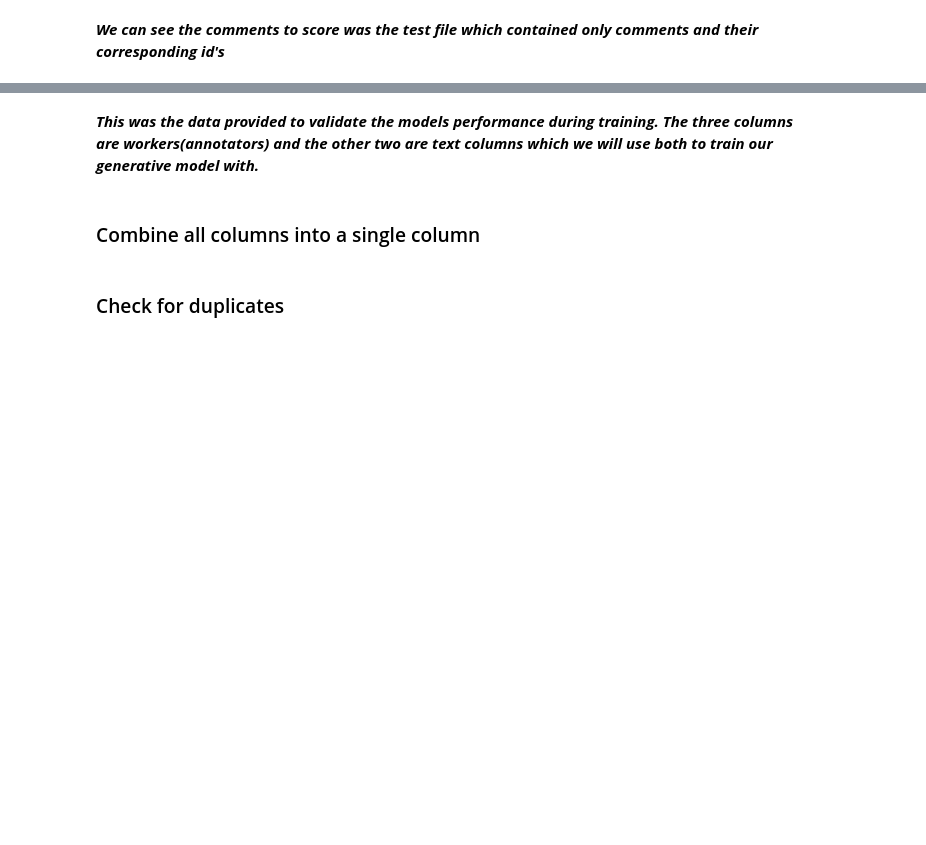
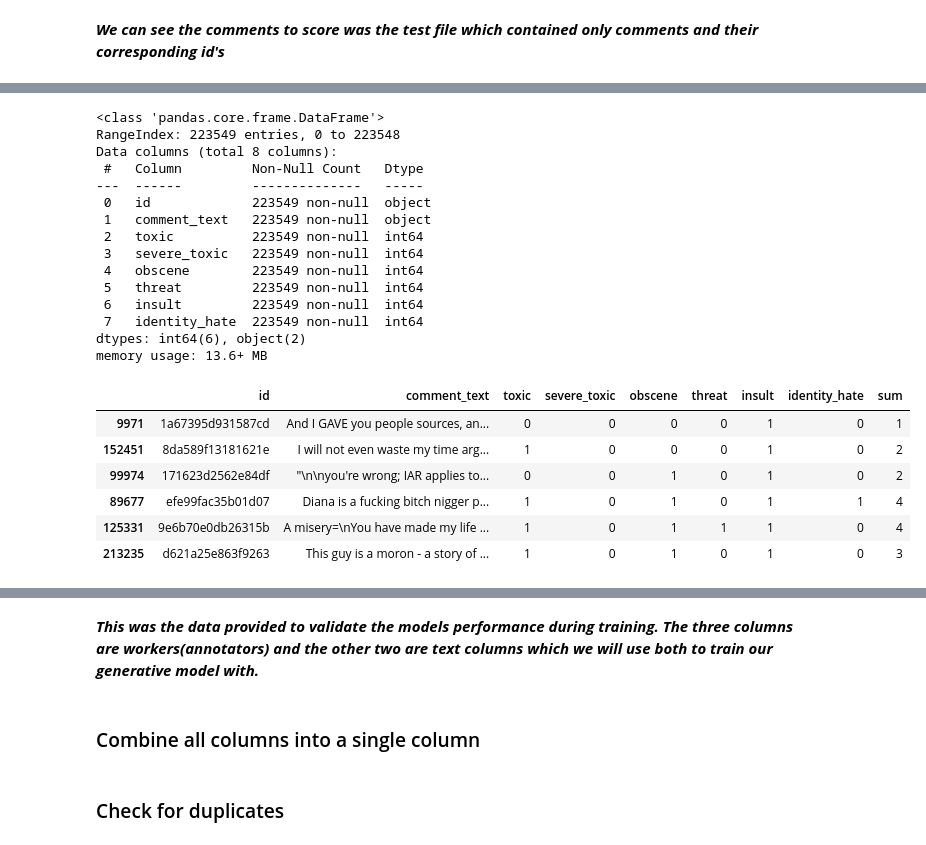
Before and after one commit to kristopher-smith/MiniGPT-for-Text-Generation, a Jupyter notebook: build-a-minigpt-for-text-generation.ipynb, the cells around one changed output, grey strips where cells are left out. Cells and saved outputs as stored; diff of their text form; code cells hidden in the pictures; blank space fills up the shorter version.

```diff
--- a/build-a-minigpt-for-text-generation.ipynb
+++ b/build-a-minigpt-for-text-generation.ipynb
@@ -130,0 +135,34 @@ memory usage: 705.8+ KB
+# %%
+data4 = pd.read_csv('../input/toxic-comment/jigsaw-toxic-comment-train.csv')
+data4.info()
+
+## Sum across labels to filter out clean comments
+data4['sum'] = data4.loc[:, 'toxic':].sum(axis=1)
+
+## Keep only comments with some type of label
+data4 = data4[data4['sum'] > 0]
+
+data4.sample(6)
+# %% [output]
+<class 'pandas.core.frame.DataFrame'>
+RangeIndex: 223549 entries, 0 to 223548
+Data columns (total 8 columns):
+ #   Column         Non-Null Count   Dtype
+---  ------         --------------   -----
+ 0   id             223549 non-null  object
+ 1   comment_text   223549 non-null  object
+ 2   toxic          223549 non-null  int64
+ 3   severe_toxic   223549 non-null  int64
+ 4   obscene        223549 non-null  int64
+ 5   threat         223549 non-null  int64
+ 6   insult         223549 non-null  int64
+ 7   identity_hate  223549 non-null  int64
+dtypes: int64(6), object(2)
+memory usage: 13.6+ MB
+|  | id | comment_text | toxic | severe_toxic | obscene | threat | insult | identity_hate | sum |
+| 9971 | 1a67395d931587cd | And I GAVE you people sources, an... | 0 | 0 | 0 | 0 | 1 | 0 | 1 |
+| 152451 | 8da589f13181621e | I will not even waste my time arg... | 1 | 0 | 0 | 0 | 1 | 0 | 2 |
+| 99974 | 171623d2562e84df | "\n\nyou're wrong; IAR applies to... | 0 | 0 | 1 | 0 | 1 | 0 | 2 |
+| 89677 | efe99fac35b01d07 | Diana is a fucking bitch nigger p... | 1 | 0 | 1 | 0 | 1 | 1 | 4 |
+| 125331 | 9e6b70e0db26315b | A misery=\nYou have made my life ... | 1 | 0 | 1 | 1 | 1 | 0 | 4 |
+| 213235 | d621a25e863f9263 | This guy is a moron - a story of ... | 1 | 0 | 1 | 0 | 1 | 0 | 3 |
```
Also changed, not shown: parts of 20 cells of this notebook.
